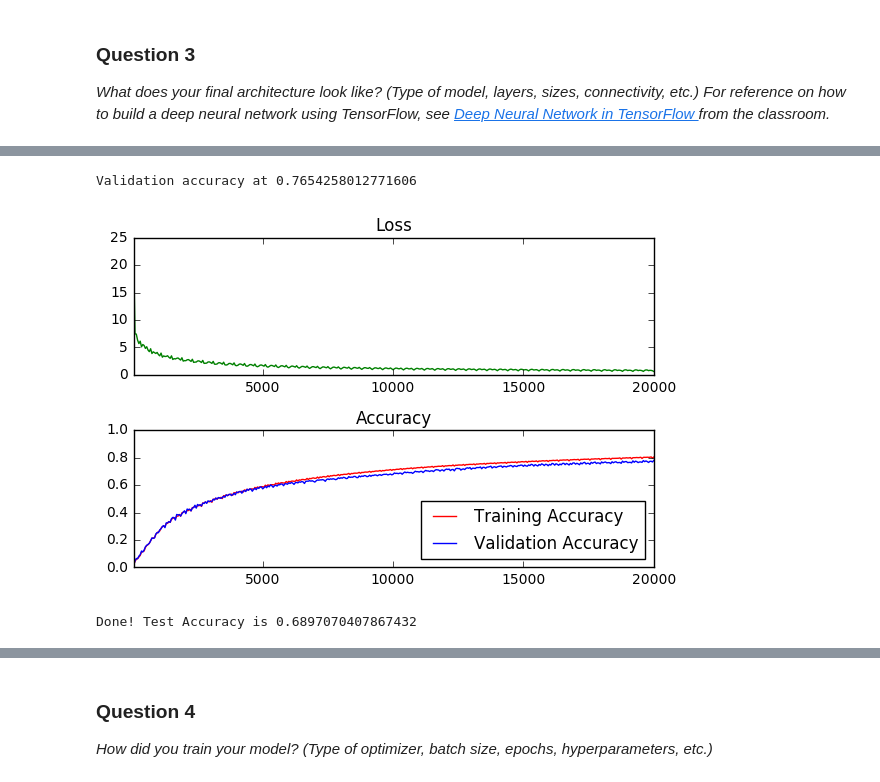
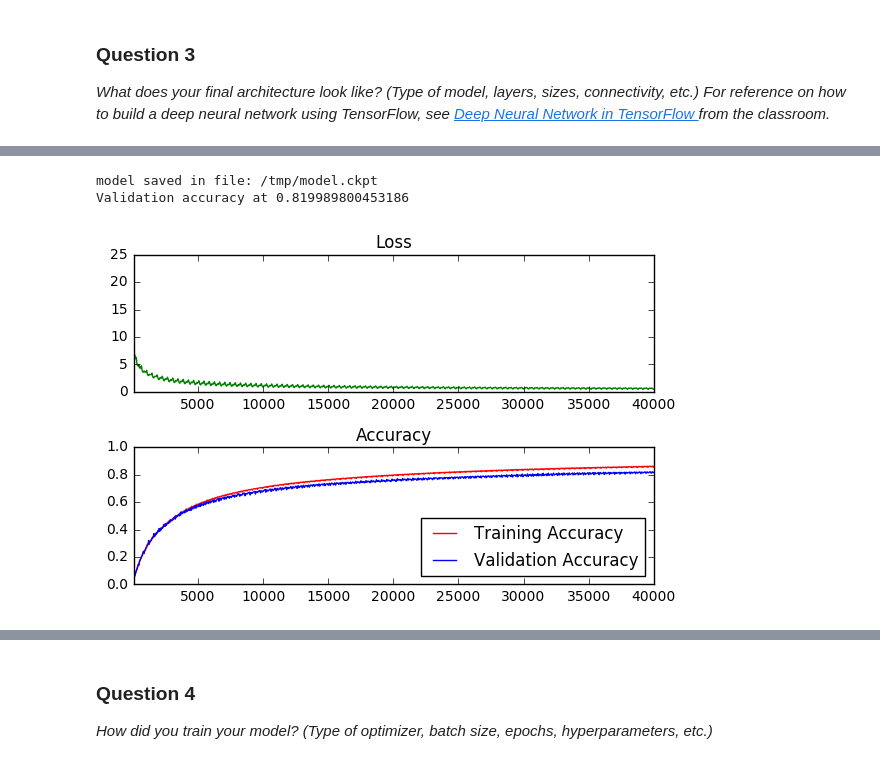
Before and after one commit to mcavaioni/Self-Driving-Cars, a Jupyter notebook: Project-2-Traffic-Signs-Recognition/Traffic_Signs_Recognition.ipynb, the cells around one changed output, grey strips where cells are left out. Saved outputs shown, nothing was run; the diff lists cells and outputs as text; code cells hidden in the pictures.

Commit message:
feat: Traffic Sign Recognition iypbn file
uploaded new file with changes in the model. Added saving/retrieving the model and running it through different test sets.

```diff
--- a/Project-2-Traffic-Signs-Recognition/Traffic_Signs_Recognition.ipynb
+++ b/Project-2-Traffic-Signs-Recognition/Traffic_Signs_Recognition.ipynb
@@ -250,9 +264,8 @@ X_train_fin = X_train_fin.astype(np.float32)
 X_test_norm = X_test_norm.astype(np.float32)
 
 
-
 # Parameters
-epochs = 50
+epochs = 100
 batch_size = 100
 learning_rate = 0.1
 
@@ -269,6 +282,7 @@ X_test_norm = X_test_norm.reshape([-1, n_input])
 x = tf.placeholder(tf.float32)
 y = tf.placeholder(tf.float32)
 
+
 weights = tf.Variable(tf.truncated_normal((n_input, n_classes)))
 biases = tf.Variable(tf.zeros(n_classes))
 
@@ -279,7 +293,13 @@ prediction = tf.nn.softmax(y_conv)
 # Cross entropy
 # cross_entropy = -tf.reduce_sum(y * tf.log(prediction), reduction_indices=1)
 # Training loss
-# loss = tf.reduce_mean(cross_entropy)
+# cost = tf.reduce_mean(cross_entropy)
+
+# Define loss and optimizer
+cost = tf.reduce_mean(tf.nn.softmax_cross_entropy_with_logits(y_conv, y))
+# cost = tf.reduce_mean(-tf.reduce_sum(y * tf.log(tf.nn.softmax(y_conv)), reduction_indices=1))
+
+optimizer = tf.train.GradientDescentOptimizer(learning_rate).minimize(cost)
 
 # Create an operation that initializes all variables
 init = tf.initialize_all_variables()
@@ -289,23 +309,19 @@ train_feed_dict = {x: X_train_fin, y: y_train_fin}
 valid_feed_dict = {x: X_val, y: y_val}
 test_feed_dict = {x: X_test_norm, y: y_test}
 
-# Define loss and optimizer
-cost = tf.reduce_mean(tf.nn.softmax_cross_entropy_with_logits(y_conv, y))
+saver = tf.train.Saver()
 
 # Train and Validation Cases
 with tf.Session() as session:
     session.run(init)
     session.run(cost, feed_dict=train_feed_dict)
     session.run(cost, feed_dict=valid_feed_dict)
-    session.run(cost, feed_dict=test_feed_dict)
+    # session.run(cost, feed_dict=test_feed_dict)
     biases_data = session.run(biases)
 
-
-is_correct_prediction = tf.equal(tf.argmax(prediction, 1), tf.argmax(y, 1))
-# Calculate the accuracy of the predictions
-accuracy = tf.reduce_mean(tf.cast(is_correct_prediction, tf.float32))
-
-optimizer = tf.train.GradientDescentOptimizer(learning_rate).minimize(cost)
+    is_correct_prediction = tf.equal(tf.argmax(y_conv, 1), tf.argmax(y, 1))
+    # Calculate the accuracy of the predictions
+    accuracy = tf.reduce_mean(tf.cast(is_correct_prediction, tf.float32))
 
 # The accuracy measured against the validation set
 validation_accuracy = 0.0
@@ -342,63 +358,36 @@ with tf.Session() as session:
             if not batch_i % log_batch_step:
                 # Calculate Training and Validation accuracy
                 training_accuracy = session.run(accuracy, feed_dict=train_feed_dict)
                 validation_accuracy = session.run(accuracy, feed_dict=valid_feed_dict)
 
                 # Log batches
                 previous_batch = batches[-1] if batches else 0
                 batches.append(log_batch_step + previous_batch)
                 loss_batch.append(l)
                 train_acc_batch.append(training_accuracy)
                 valid_acc_batch.append(validation_accuracy)
 
         # Check accuracy against Validation data
         validation_accuracy = session.run(accuracy, feed_dict=valid_feed_dict)
+    #saving the traine model:
+    save_path = saver.save(session, "/tmp/model.ckpt")
+    print("model saved in file: %s" % save_path)
 print('Validation accuracy at {}'.format(validation_accuracy))
 
 loss_plot = plt.subplot(211)
 loss_plot.set_title('Loss')
 loss_plot.plot(batches, loss_batch, 'g')
 loss_plot.set_xlim([batches[0], batches[-1]])
 acc_plot = plt.subplot(212)
 acc_plot.set_title('Accuracy')
 acc_plot.plot(batches, train_acc_batch, 'r', label='Training Accuracy')
 acc_plot.plot(batches, valid_acc_batch, 'b', label='Validation Accuracy')
 acc_plot.set_ylim([0, 1.0])
 acc_plot.set_xlim([batches[0], batches[-1]])
 acc_plot.legend(loc=4)
 plt.tight_layout()
 plt.show()
-
-# The accuracy measured against the Test set
-
-test_accuracy = 0.0
-
-with tf.Session() as session:
-
-    session.run(init)
-    batch_count = int(math.ceil(len(X_train_fin)/batch_size))
-
-    for epoch_i in range(epochs):
-
-        # Progress bar
-        batches_pbar = tqdm(range(batch_count), desc='Epoch {:>2}/{}'.format(epoch_i+1, epochs), unit='batches')
-
-        # The training cycle
-        for batch_i in batches_pbar:
-            # Get a batch of training features and labels
-            batch_start = batch_i*batch_size
-            batch_features = X_train_fin[batch_start:batch_start + batch_size]
-            batch_labels = y_train_fin[batch_start:batch_start + batch_size]
-
-            # Run optimizer
-            _ = session.run(optimizer, feed_dict={x: batch_features, y: batch_labels})
-
-        # Check accuracy against Test data
-        test_accuracy = session.run(accuracy, feed_dict=test_feed_dict)
-
-
-print('Done! Test Accuracy is {}'.format(test_accuracy))
 # %% [output]
-Validation accuracy at 0.7654258012771606
+model saved in file: /tmp/model.ckpt
+Validation accuracy at 0.819989800453186
-[figure, old version]
+[figure, new version]
-Done! Test Accuracy is 0.6897070407867432
```
Also changed, not shown: parts of 12 cells of this notebook.
